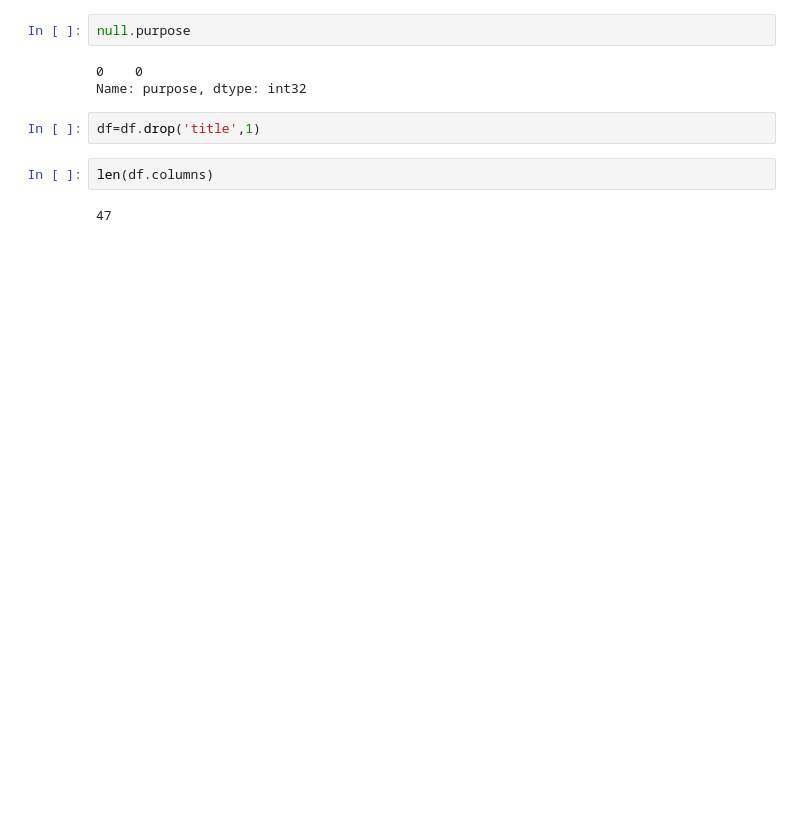
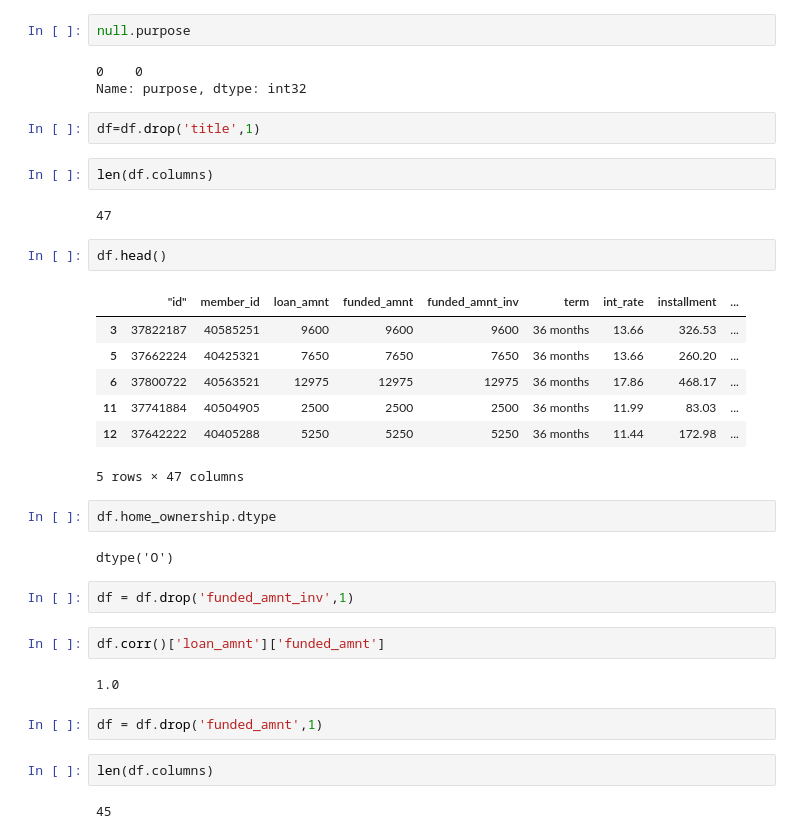
Before and after one commit to aligeekk/loan_evaluation, a Jupyter notebook: lending_club_analysis.ipynb, the cells around one changed output. Cells and saved outputs as stored; diff of their text form; blank space fills up the shorter version.

```diff
--- a/lending_club_analysis.ipynb
+++ b/lending_club_analysis.ipynb
@@ -863,3 +820,29 @@ df=df.drop('title',1)
 len(df.columns)
 # %% [output]
 47
+# %%
+df.head()
+# %% [output]
+|  | ﻿"id" | member_id | loan_amnt | funded_amnt | funded_amnt_inv | term | int_rate | installment | ... |
+| 3 | 37822187 | 40585251 | 9600 | 9600 | 9600 | 36 months | 13.66 | 326.53 | ... |
+| 5 | 37662224 | 40425321 | 7650 | 7650 | 7650 | 36 months | 13.66 | 260.20 | ... |
+| 6 | 37800722 | 40563521 | 12975 | 12975 | 12975 | 36 months | 17.86 | 468.17 | ... |
+| 11 | 37741884 | 40504905 | 2500 | 2500 | 2500 | 36 months | 11.99 | 83.03 | ... |
+| 12 | 37642222 | 40405288 | 5250 | 5250 | 5250 | 36 months | 11.44 | 172.98 | ... |
+5 rows × 47 columns
+# %%
+df.home_ownership.dtype
+# %% [output]
+dtype('O')
+# %%
+df = df.drop('funded_amnt_inv',1)
+# %%
+df.corr()['loan_amnt']['funded_amnt']
+# %% [output]
+1.0
+# %%
+df = df.drop('funded_amnt',1)
+# %%
+len(df.columns)
+# %% [output]
+45
```
Also changed, not shown: parts of 43 cells of this notebook.
